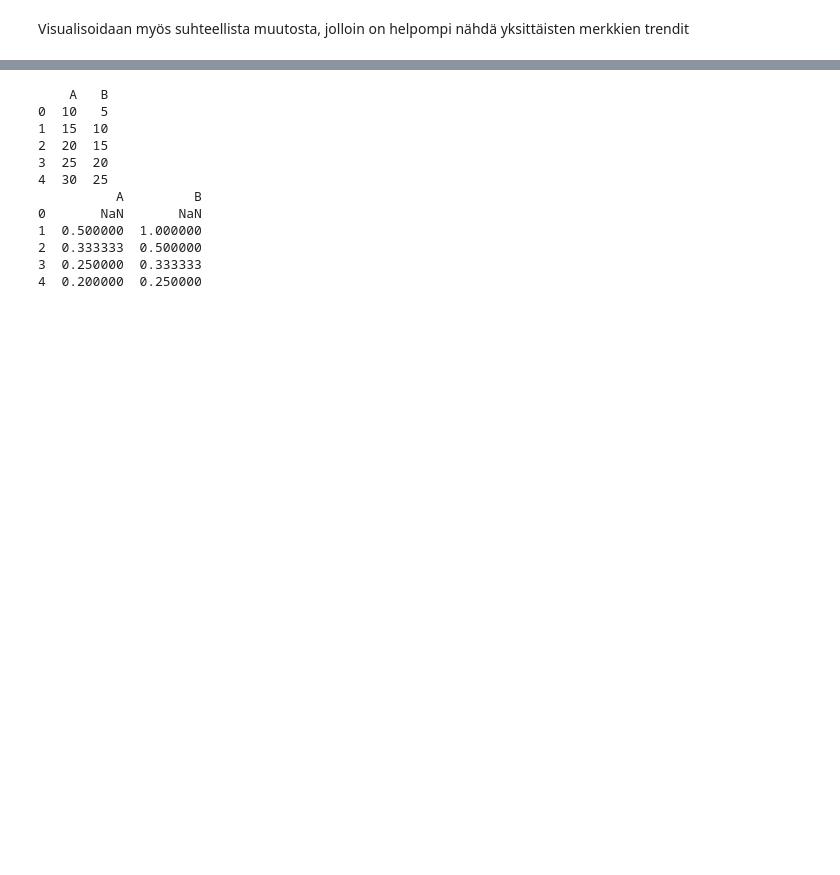
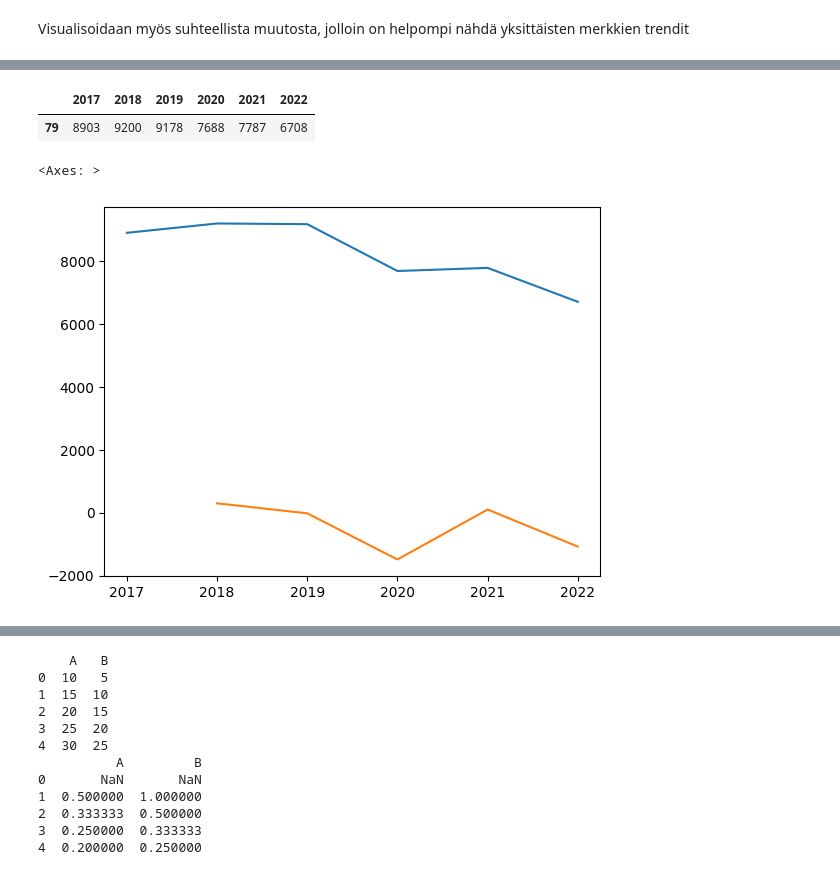
Before and after one commit to GouchinHub/TJTS4901, a Jupyter notebook: harjoitustyo.ipynb, the cells around one changed output, grey strips where cells are left out. Drawn from its saved outputs; the diff is of its cells as text; code cells hidden in the pictures; blank space fills up the shorter version.

```diff
--- a/harjoitustyo.ipynb
+++ b/harjoitustyo.ipynb
@@ -168,0 +138,7 @@ plt.show()
+# %%
+df = kk.ensirekisteroinnit_vuosittain(2022, 2017, 'merkki')
+
+df = df[df["merkki"] == "VOLVO"]
+print(df)
+df.drop(columns="merkki",inplace=True) # Toisaalta tän vois tehdä sillä vanhalla datalla ja sit tällä datalla katsoa, miten todellisuudessa meni
+print(df)
@@ -168,0 +160,15 @@ plt.show()
+# %%
+#df = df.transpose()
+df
+#df["määrä"] = df[79]
+df
+# %% [output]
+|  | 2017 | 2018 | 2019 | 2020 | 2021 | 2022 |
+| 79 | 8903 | 9200 | 9178 | 7688 | 7787 | 6708 |
+# %%
+df["määrä"].plot()
+df['erotus'] = df['määrä'].diff()
+df['erotus'].plot()
+# %% [output]
+<Axes: >
+[figure, added]
```
Also changed, not shown: parts of 26 cells of this notebook, 1 other file.
